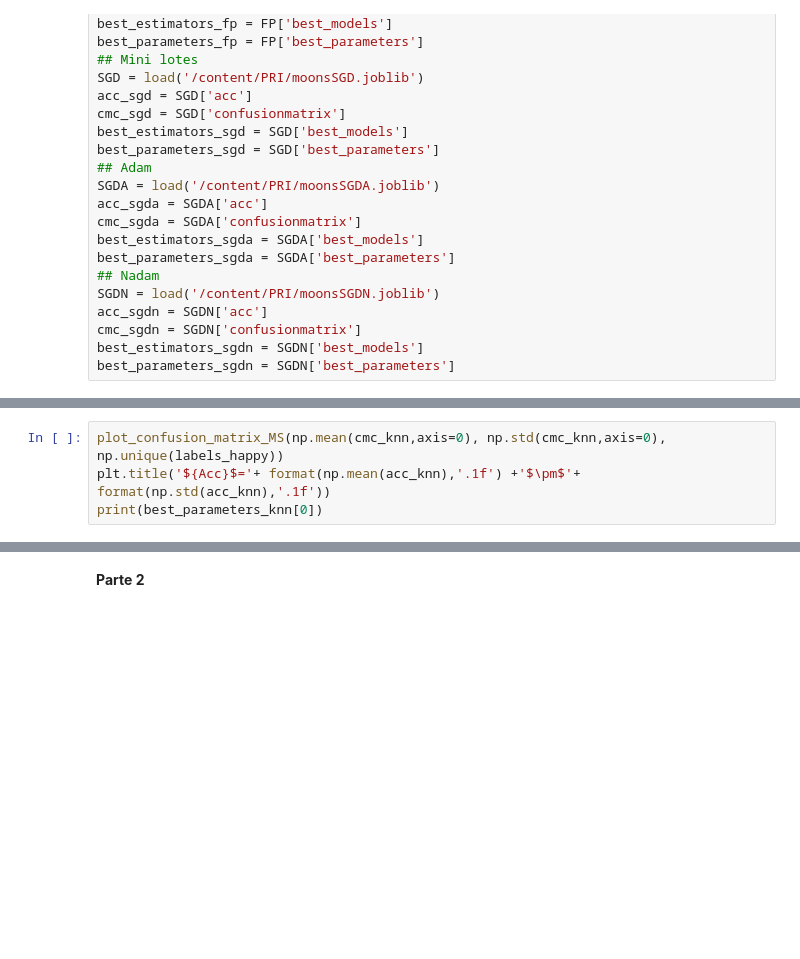
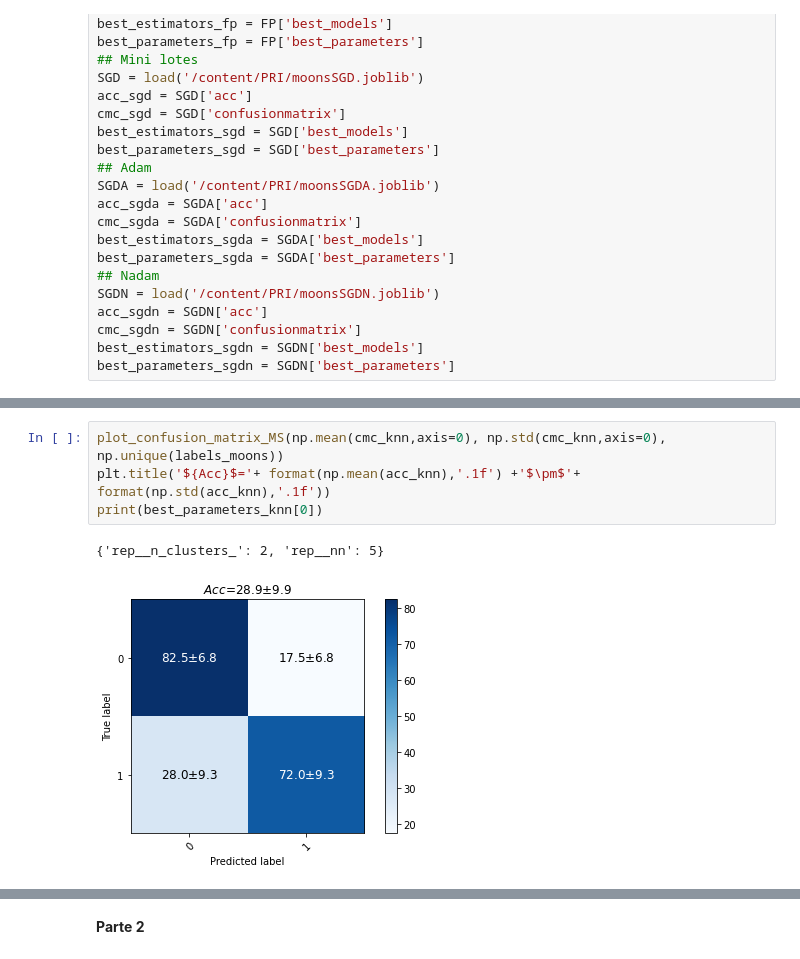
Before and after one commit to Bryan0122/PRI, a Jupyter notebook: PRI_Test.ipynb, the cells around one changed output, grey strips where cells are left out. Saved outputs shown, nothing was run; the diff lists cells and outputs as text; blank space fills up the shorter version.

```diff
--- a/PRI_Test.ipynb
+++ b/PRI_Test.ipynb
@@ -575,5 +630,8 @@ print(best_parameters_sc[0])
 # %%
-plot_confusion_matrix_MS(np.mean(cmc_knn,axis=0), np.std(cmc_knn,axis=0), np.unique(labels_happy))
+plot_confusion_matrix_MS(np.mean(cmc_knn,axis=0), np.std(cmc_knn,axis=0), np.unique(labels_moons))
 plt.title('${Acc}$='+ format(np.mean(acc_knn),'.1f') +'$\pm$'+ format(np.std(acc_knn),'.1f'))
 print(best_parameters_knn[0])
+# %% [output]
+{'rep__n_clusters_': 2, 'rep__nn': 5}
+[figure, added]
 # %%
```
Also changed, not shown: parts of 8 cells of this notebook.
